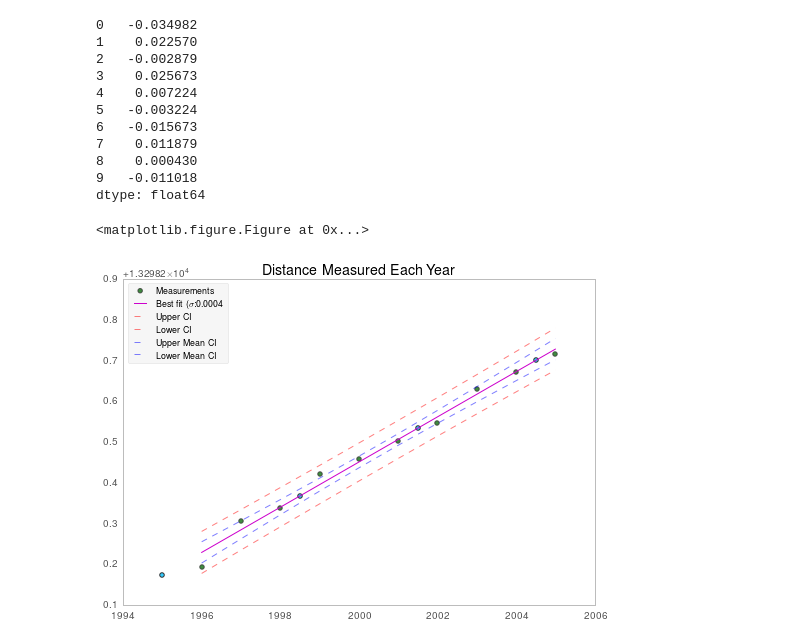
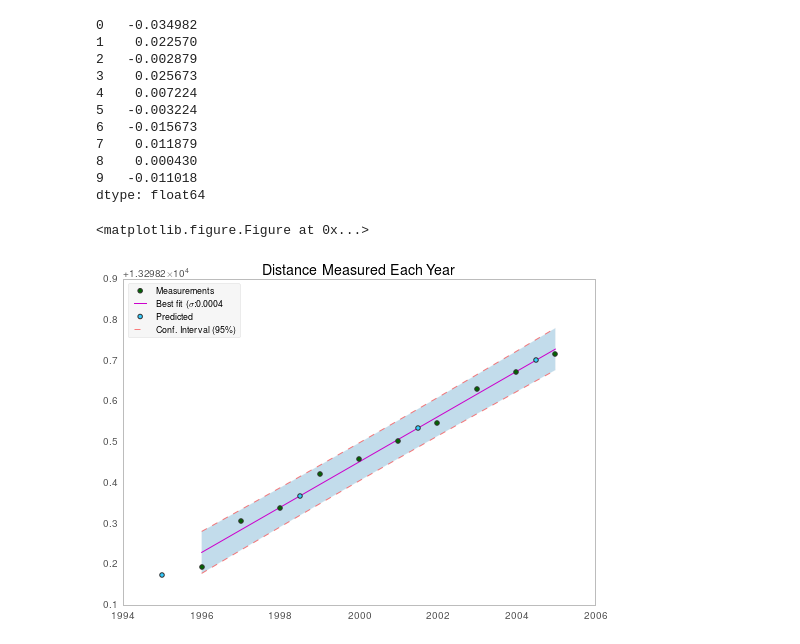
Before and after one commit to urschrei/linalg, a Jupyter notebook: notebooks/ordinary_least_squares.ipynb, the cells around one changed output. Saved outputs shown, nothing was run; the diff lists cells and outputs as text; code cells hidden in the pictures.

Commit message:
Nicer OLS plot

```diff
--- a/notebooks/ordinary_least_squares.ipynb
+++ b/notebooks/ordinary_least_squares.ipynb
@@ -167,44 +167,49 @@ orig = plt.scatter(
     edgecolor='#333333',
     marker='o',
     lw=1,
-    alpha=0.75)
+    zorder=2,
+    alpha=1.)
 # we need the comma here: http://stackoverflow.com/questions/11983024/matplotlib-legends-not-working
 fitted, = plt.plot(
     year_distance['Year'],
     fit.predict(),
-    color='#CC00CC',)
+    color='#CC00CC',
+    zorder=1)
 # let's predict some data
 years = [1995, 1998.5, 2001.5, 2004.5]
 predicted = fit.predict(
     pd.DataFrame({
         'Intercept': np.ones(len(years)),
         'Year': years}))
 pred = plt.scatter(
     years,
     predicted,
     color='#33CCFF',
     edgecolor='#333333',
     marker='o',
     lw=1,
-    alpha=1.0)
+    alpha=1.0,
+    zorder=2)
 
 cil, = plt.plot(year_distance['Year'], predict_ci_low, 'r--', lw=1, alpha=0.5)
 ciu, = plt.plot(year_distance['Year'], predict_ci_upp, 'r--', lw=1, alpha=0.5)
-mcil, = plt.plot(year_distance['Year'], predict_mean_ci_low, 'b--', lw=1, alpha=0.5)
-mciu, = plt.plot(year_distance['Year'], predict_mean_ci_upp, 'b--', lw=1, alpha=0.5)
+# mcil, = plt.plot(year_distance['Year'], predict_mean_ci_low, 'b--', lw=1, alpha=0.5)
+# mciu, = plt.plot(year_distance['Year'], predict_mean_ci_upp, 'b--', lw=1, alpha=0.5)
+
+ax.fill_between(year_distance['Year'], predict_ci_low, predict_ci_upp, alpha=0.3)
 
 leg = plt.legend(
-    (orig, fitted, ciu, cil, mciu, mcil),
-    ('Measurements', r'Best fit ($\sigma$:%0.4f' % fit.mse_resid, 'Upper CI', 'Lower CI', 'Upper Mean CI', 'Lower Mean CI'),
+    (orig, fitted, pred, ciu),
+    ('Measurements', r'Best fit ($\sigma$:%0.4f' % fit.mse_resid, 'Predicted', 'Conf. Interval (95\%)'),
     loc='upper left',
     scatterpoints=1,
     fontsize=9)
 
 plt.title('Distance Measured Each Year')
 leg.get_frame().set_alpha(0.5)
 ax.grid(b=None)
 plt.tight_layout()
 plt.savefig('../OLS.png', format="png", bbox_inches='tight', alpha=True, transparent=True, dpi=100)
 # %% [output]
 <matplotlib.figure.Figure at 0x...>
-[figure, old version]
+[figure, new version]
```
Also changed, not shown: parts of 1 cell of this notebook, 1 other file.
